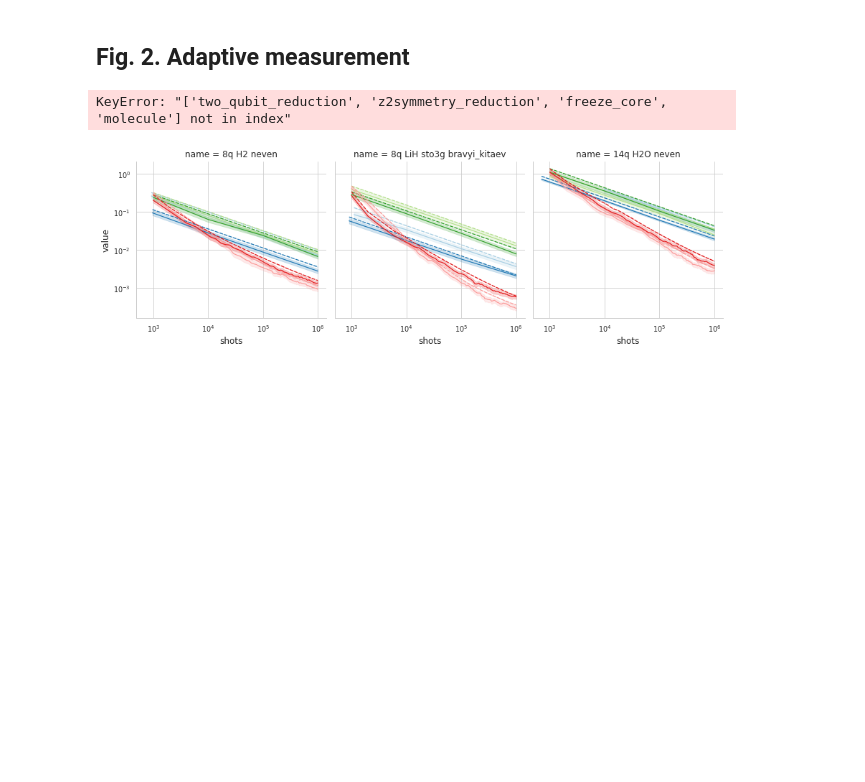
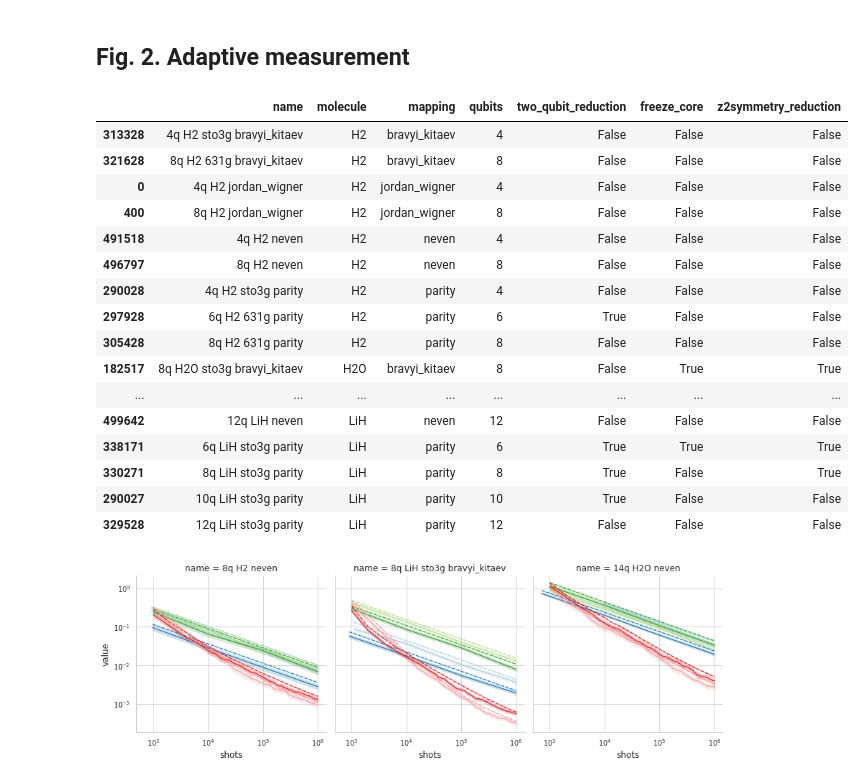
Before and after one commit to matteoacrossi/adapt_ic-povm, a Jupyter notebook: Figures.ipynb, the cells around one changed output. Cells and saved outputs as stored; diff of their text form; code cells hidden in the pictures; blank space fills up the shorter version.

```diff
--- a/Figures.ipynb
+++ b/Figures.ipynb
@@ -83,15 +39,28 @@ def format_axes(axes, position=(-.1, 1.02), shift=0):
 ## Fig. 2. Adaptive measurement
 # %%
 # Data loading
-df = pd.read_feather('data/data_jw.feather')
-#df2 = pd.read_feather('data/chemistry_neven.feather')
-#df = pd.concat((df, df2), ignore_index=True)
-
+df = pd.read_feather('data/chemistry.feather')
 # Show the molecules contained in the datset
 
 df[['name', 'molecule', 'mapping', 'qubits', 'two_qubit_reduction', 'freeze_core',  'z2symmetry_reduction']].drop_duplicates(subset=['name']).sort_values(by=['molecule', 'mapping', 'qubits'])
 # %% [output]
-KeyError: "['two_qubit_reduction', 'z2symmetry_reduction', 'freeze_core', 'molecule'] not in index"
+|  | name | molecule | mapping | qubits | two_qubit_reduction | freeze_core | z2symmetry_reduction |
+| 313328 | 4q H2 sto3g bravyi_kitaev | H2 | bravyi_kitaev | 4 | False | False | False |
+| 321628 | 8q H2 631g bravyi_kitaev | H2 | bravyi_kitaev | 8 | False | False | False |
+| 0 | 4q H2 jordan_wigner | H2 | jordan_wigner | 4 | False | False | False |
+| 400 | 8q H2 jordan_wigner | H2 | jordan_wigner | 8 | False | False | False |
+| 491518 | 4q H2 neven | H2 | neven | 4 | False | False | False |
+| 496797 | 8q H2 neven | H2 | neven | 8 | False | False | False |
+| 290028 | 4q H2 sto3g parity | H2 | parity | 4 | False | False | False |
+| 297928 | 6q H2 631g parity | H2 | parity | 6 | True | False | False |
+| 305428 | 8q H2 631g parity | H2 | parity | 8 | False | False | False |
+| 182517 | 8q H2O sto3g bravyi_kitaev | H2O | bravyi_kitaev | 8 | False | True | True |
+| ... | ... | ... | ... | ... | ... | ... | ... |
+| 499642 | 12q LiH neven | LiH | neven | 12 | False | False | False |
+| 338171 | 6q LiH sto3g parity | LiH | parity | 6 | True | True | True |
+| 330271 | 8q LiH sto3g parity | LiH | parity | 8 | True | False | True |
+| 290027 | 10q LiH sto3g parity | LiH | parity | 10 | True | False | False |
+| 329528 | 12q LiH sto3g parity | LiH | parity | 12 | False | False | False |
 # %%
 # Data processing
 names = ["8q H2 neven",
```
Also changed, not shown: parts of 19 cells of this notebook.
